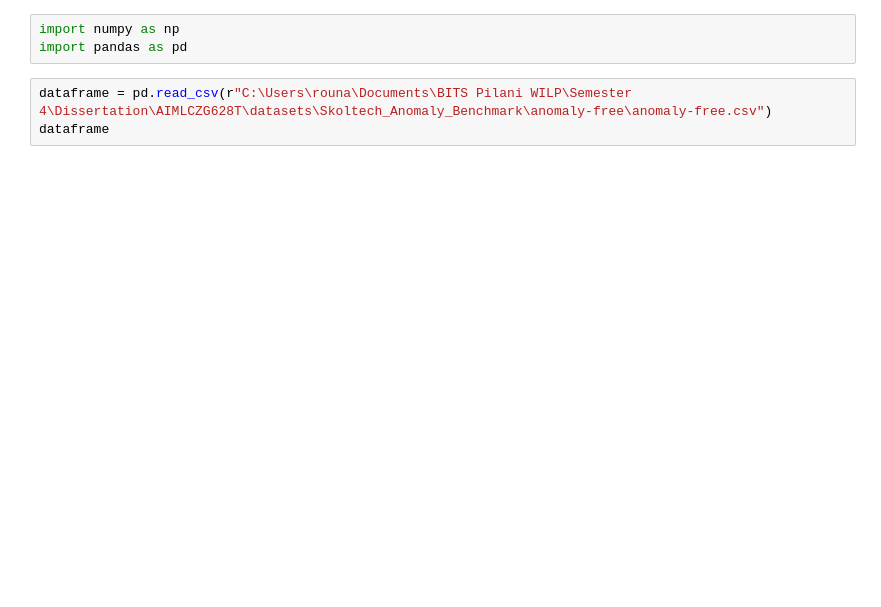
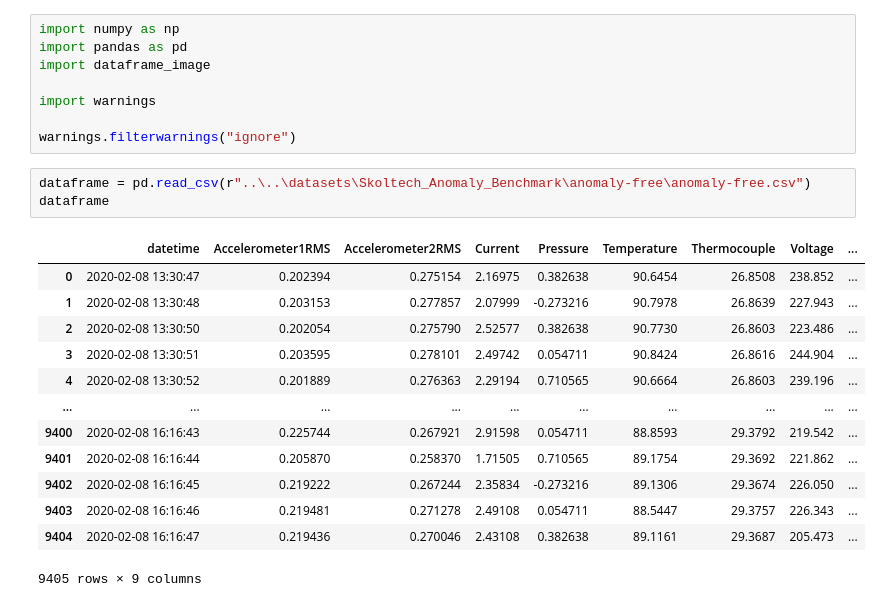
Before and after one commit to th3-buNNy-gUy/AIMLCZG628T, a Jupyter notebook: src/eda/skab_preprocessing.ipynb, the cells around one changed output. Drawn from its saved outputs; the diff is of its cells as text; blank space fills up the shorter version.

```diff
--- a/src/eda/skab_preprocessing.ipynb
+++ b/src/eda/skab_preprocessing.ipynb
@@ -1,8 +1,27 @@
 # %%
 import numpy as np
 import pandas as pd
+import dataframe_image
+
+import warnings
+
+warnings.filterwarnings("ignore")
 # %%
-dataframe = pd.read_csv(r"C:\Users\rouna\Documents\BITS Pilani WILP\Semester 4\Dissertation\AIMLCZG628T\datasets\Skoltech_Anomaly_Benchmark\anomaly-free\anomaly-free.csv")
+dataframe = pd.read_csv(r"..\..\datasets\Skoltech_Anomaly_Benchmark\anomaly-free\anomaly-free.csv")
 dataframe
+# %% [output]
+|  | datetime | Accelerometer1RMS | Accelerometer2RMS | Current | Pressure | Temperature | Thermocouple | Voltage | ... |
+| 0 | 2020-02-08 13:30:47 | 0.202394 | 0.275154 | 2.16975 | 0.382638 | 90.6454 | 26.8508 | 238.852 | ... |
+| 1 | 2020-02-08 13:30:48 | 0.203153 | 0.277857 | 2.07999 | -0.273216 | 90.7978 | 26.8639 | 227.943 | ... |
+| 2 | 2020-02-08 13:30:50 | 0.202054 | 0.275790 | 2.52577 | 0.382638 | 90.7730 | 26.8603 | 223.486 | ... |
+| 3 | 2020-02-08 13:30:51 | 0.203595 | 0.278101 | 2.49742 | 0.054711 | 90.8424 | 26.8616 | 244.904 | ... |
+| 4 | 2020-02-08 13:30:52 | 0.201889 | 0.276363 | 2.29194 | 0.710565 | 90.6664 | 26.8603 | 239.196 | ... |
+| ... | ... | ... | ... | ... | ... | ... | ... | ... | ... |
+| 9400 | 2020-02-08 16:16:43 | 0.225744 | 0.267921 | 2.91598 | 0.054711 | 88.8593 | 29.3792 | 219.542 | ... |
+| 9401 | 2020-02-08 16:16:44 | 0.205870 | 0.258370 | 1.71505 | 0.710565 | 89.1754 | 29.3692 | 221.862 | ... |
+| 9402 | 2020-02-08 16:16:45 | 0.219222 | 0.267244 | 2.35834 | -0.273216 | 89.1306 | 29.3674 | 226.050 | ... |
+| 9403 | 2020-02-08 16:16:46 | 0.219481 | 0.271278 | 2.49108 | 0.054711 | 88.5447 | 29.3757 | 226.343 | ... |
+| 9404 | 2020-02-08 16:16:47 | 0.219436 | 0.270046 | 2.43108 | 0.382638 | 89.1161 | 29.3687 | 205.473 | ... |
+9405 rows × 9 columns
 # %%
 dataframe = dataframe.assign(anomaly=[0.0]*len(dataframe), changepoint=[0.0]*len(dataframe))
```
Also changed, not shown: parts of 28 cells of this notebook, 1 other file.
